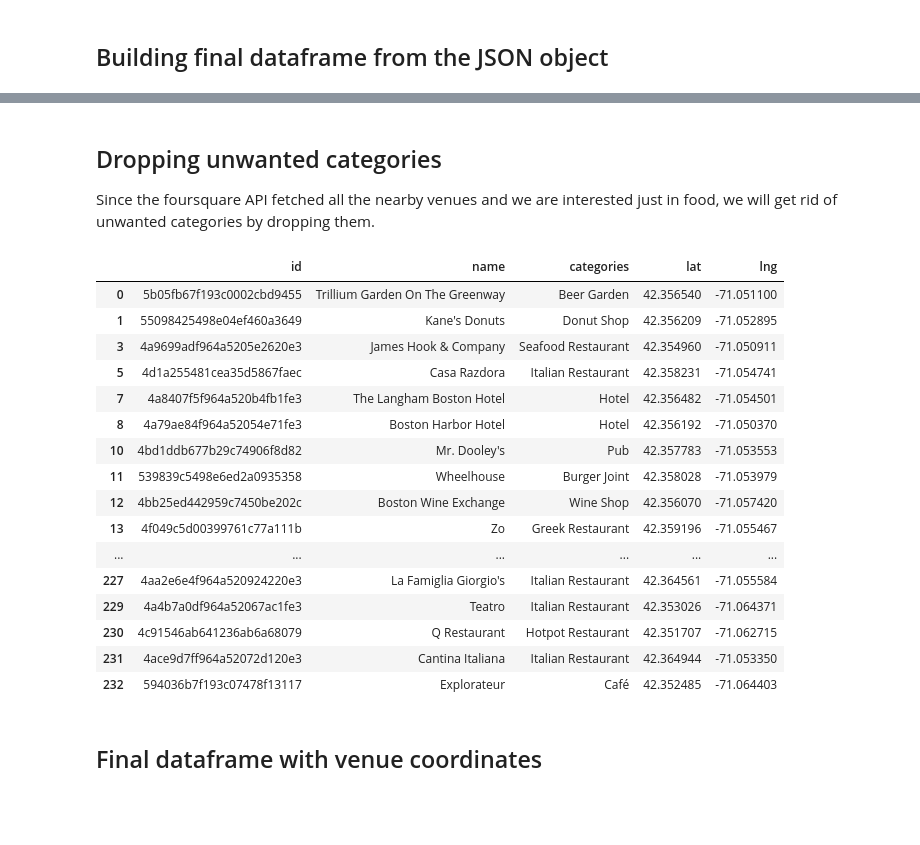
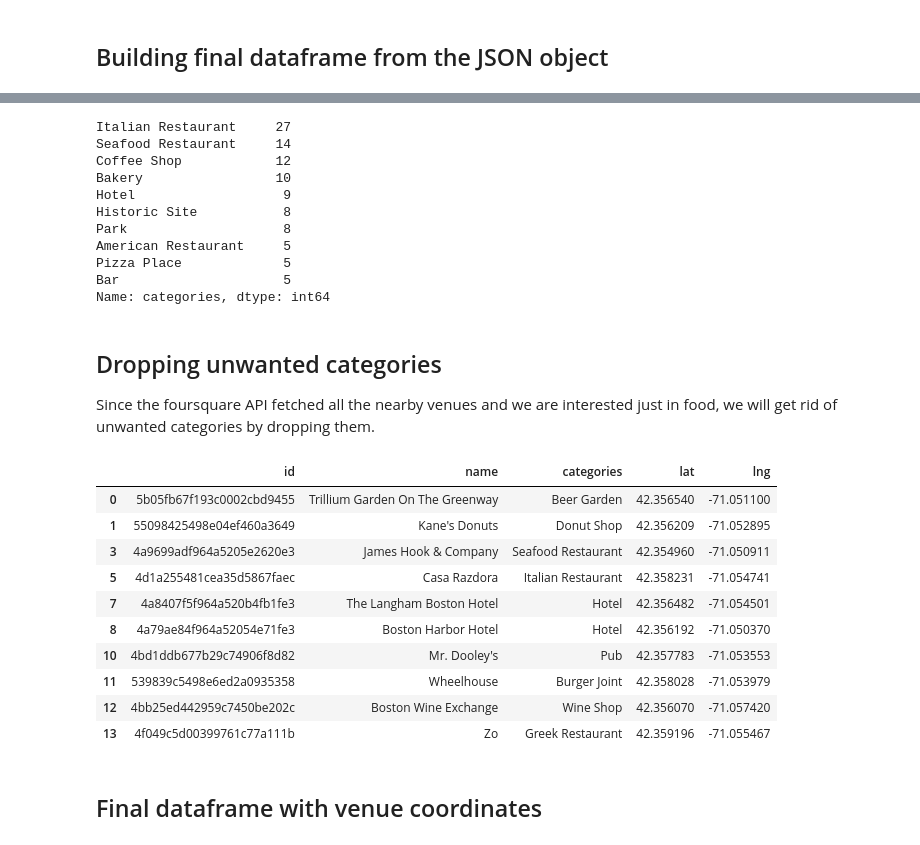
Before and after one commit to datacruncher4/Boston_Downtown_Analysis, a Jupyter notebook: FinalCapstoneProject.ipynb, the cells around one changed output, grey strips where cells are left out. Cells and saved outputs as stored; diff of their text form; code cells hidden in the pictures; blank space fills up the shorter version.

```diff
--- a/FinalCapstoneProject.ipynb
+++ b/FinalCapstoneProject.ipynb
@@ -236,3 +243,18 @@ Name: categories, dtype: int64
+# %%
+# checking out all the different categories of the fetched venues
+foursquare_venues['categories'].value_counts().head(10)
+# %% [output]
+Italian Restaurant     27
+Seafood Restaurant     14
+Coffee Shop            12
+Bakery                 10
+Hotel                   9
+Historic Site           8
+Park                    8
+American Restaurant     5
+Pizza Place             5
+Bar                     5
+Name: categories, dtype: int64
 # %% [markdown]
 ## Dropping unwanted categories
 
@@ -240,27 +262,21 @@ Since the foursquare API fetched all the nearby venues and we are interested jus
 # %%
 filtered_categories = foursquare_venues[~foursquare_venues['categories'].isin(['Park','Gym','Office','Historic Site','Monument / Landmark','Boxing Gym','Aquarium','Record Shop','Art Museum','Boat or Ferry',
                                                               'Tourist Information Center','Sculpture Garden','Gym / Fitness Center','History Museum','Market','Clothing Store','Library','Circus',
                                                               'Bookstore','Movie Theater','Opera House','Yoga Studio','Athletics & Sports','Convenience Store','Salon / Barbershop','Pharmacy',
                                                               'Scenic Lookout','Ski Chalet','Lake','Theater','Fish Market','Cycle Studio'])]
-filtered_categories
+filtered_categories.head(10)
 # %% [output]
 |  | id | name | categories | lat | lng |
 | 0 | 5b05fb67f193c0002cbd9455 | Trillium Garden On The Greenway | Beer Garden | 42.356540 | -71.051100 |
 | 1 | 55098425498e04ef460a3649 | Kane's Donuts | Donut Shop | 42.356209 | -71.052895 |
 | 3 | 4a9699adf964a5205e2620e3 | James Hook & Company | Seafood Restaurant | 42.354960 | -71.050911 |
 | 5 | 4d1a255481cea35d5867faec | Casa Razdora | Italian Restaurant | 42.358231 | -71.054741 |
 | 7 | 4a8407f5f964a520b4fb1fe3 | The Langham Boston Hotel | Hotel | 42.356482 | -71.054501 |
 | 8 | 4a79ae84f964a52054e71fe3 | Boston Harbor Hotel | Hotel | 42.356192 | -71.050370 |
 | 10 | 4bd1ddb677b29c74906f8d82 | Mr. Dooley's | Pub | 42.357783 | -71.053553 |
 | 11 | 539839c5498e6ed2a0935358 | Wheelhouse | Burger Joint | 42.358028 | -71.053979 |
 | 12 | 4bb25ed442959c7450be202c | Boston Wine Exchange | Wine Shop | 42.356070 | -71.057420 |
 | 13 | 4f049c5d00399761c77a111b | Zo | Greek Restaurant | 42.359196 | -71.055467 |
-| ... | ... | ... | ... | ... | ... |
-| 227 | 4aa2e6e4f964a520924220e3 | La Famiglia Giorgio's | Italian Restaurant | 42.364561 | -71.055584 |
-| 229 | 4a4b7a0df964a52067ac1fe3 | Teatro | Italian Restaurant | 42.353026 | -71.064371 |
-| 230 | 4c91546ab641236ab6a68079 | Q Restaurant | Hotpot Restaurant | 42.351707 | -71.062715 |
-| 231 | 4ace9d7ff964a52072d120e3 | Cantina Italiana | Italian Restaurant | 42.364944 | -71.053350 |
-| 232 | 594036b7f193c07478f13117 | Explorateur | Café | 42.352485 | -71.064403 |
 # %% [markdown]
 ## Final dataframe with venue coordinates
 # %%
```
Also changed, not shown: parts of 14 cells of this notebook.
